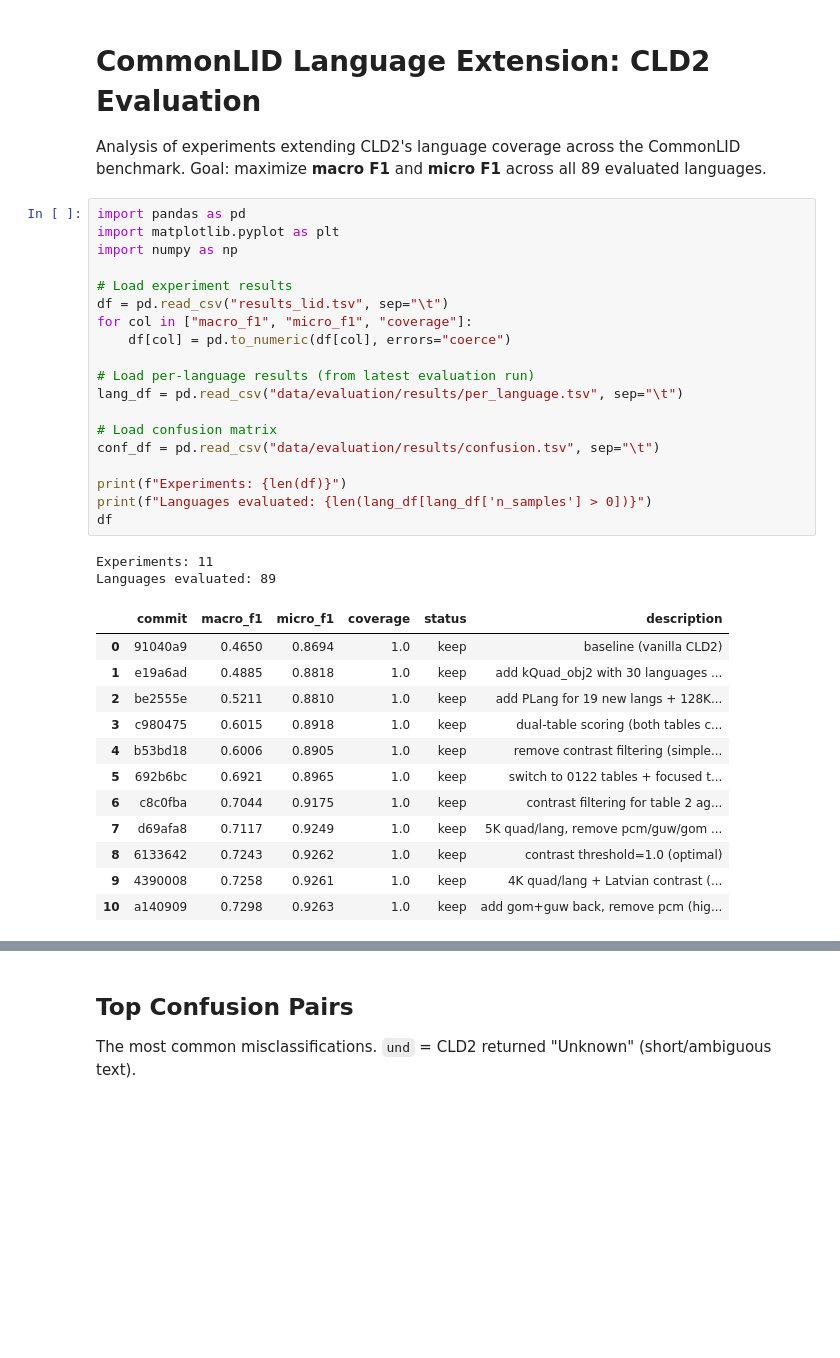
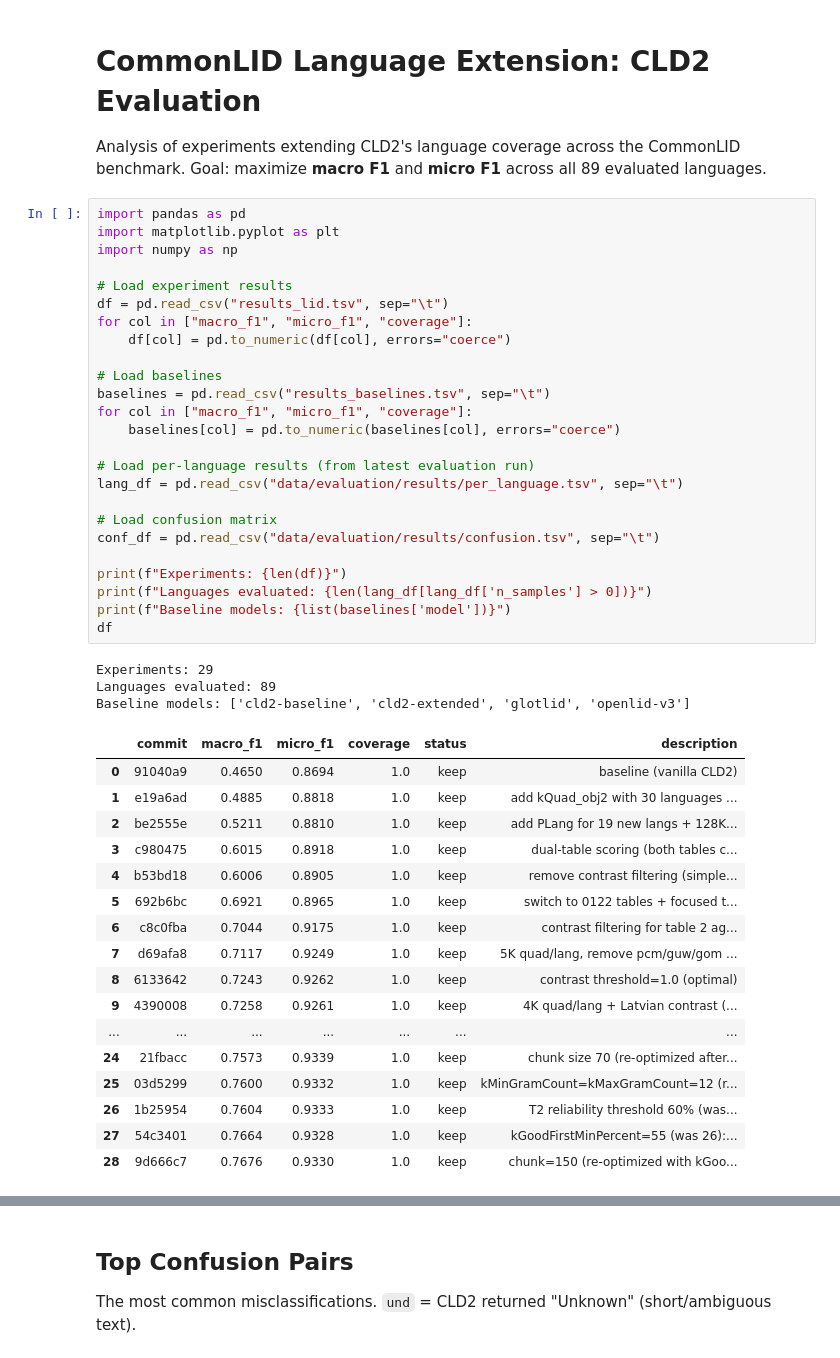
Before and after one commit to malteos/cld2, a Jupyter notebook: analysis_lid.ipynb, the cells around one changed output, grey strips where cells are left out. Drawn from its saved outputs; the diff is of its cells as text; blank space fills up the shorter version.

```diff
--- a/analysis_lid.ipynb
+++ b/analysis_lid.ipynb
@@ -8,35 +8,47 @@ import pandas as pd
 import matplotlib.pyplot as plt
 import numpy as np
 
 # Load experiment results
 df = pd.read_csv("results_lid.tsv", sep="\t")
 for col in ["macro_f1", "micro_f1", "coverage"]:
     df[col] = pd.to_numeric(df[col], errors="coerce")
 
+# Load baselines
+baselines = pd.read_csv("results_baselines.tsv", sep="\t")
+for col in ["macro_f1", "micro_f1", "coverage"]:
+    baselines[col] = pd.to_numeric(baselines[col], errors="coerce")
+
 # Load per-language results (from latest evaluation run)
 lang_df = pd.read_csv("data/evaluation/results/per_language.tsv", sep="\t")
 
 # Load confusion matrix
 conf_df = pd.read_csv("data/evaluation/results/confusion.tsv", sep="\t")
 
 print(f"Experiments: {len(df)}")
 print(f"Languages evaluated: {len(lang_df[lang_df['n_samples'] > 0])}")
+print(f"Baseline models: {list(baselines['model'])}")
 df
 # %% [output]
-Experiments: 11
+Experiments: 29
 Languages evaluated: 89
+Baseline models: ['cld2-baseline', 'cld2-extended', 'glotlid', 'openlid-v3']
 |  | commit | macro_f1 | micro_f1 | coverage | status | description |
 | 0 | 91040a9 | 0.4650 | 0.8694 | 1.0 | keep | baseline (vanilla CLD2) |
 | 1 | e19a6ad | 0.4885 | 0.8818 | 1.0 | keep | add kQuad_obj2 with 30 languages ... |
 | 2 | be2555e | 0.5211 | 0.8810 | 1.0 | keep | add PLang for 19 new langs + 128K... |
 | 3 | c980475 | 0.6015 | 0.8918 | 1.0 | keep | dual-table scoring (both tables c... |
 | 4 | b53bd18 | 0.6006 | 0.8905 | 1.0 | keep | remove contrast filtering (simple... |
 | 5 | 692b6bc | 0.6921 | 0.8965 | 1.0 | keep | switch to 0122 tables + focused t... |
 | 6 | c8c0fba | 0.7044 | 0.9175 | 1.0 | keep | contrast filtering for table 2 ag... |
 | 7 | d69afa8 | 0.7117 | 0.9249 | 1.0 | keep | 5K quad/lang, remove pcm/guw/gom ... |
 | 8 | 6133642 | 0.7243 | 0.9262 | 1.0 | keep | contrast threshold=1.0 (optimal) |
 | 9 | 4390008 | 0.7258 | 0.9261 | 1.0 | keep | 4K quad/lang + Latvian contrast (... |
-| 10 | a140909 | 0.7298 | 0.9263 | 1.0 | keep | add gom+guw back, remove pcm (hig... |
+| ... | ... | ... | ... | ... | ... | ... |
+| 24 | 21fbacc | 0.7573 | 0.9339 | 1.0 | keep | chunk size 70 (re-optimized after... |
+| 25 | 03d5299 | 0.7600 | 0.9332 | 1.0 | keep | kMinGramCount=kMaxGramCount=12 (r... |
+| 26 | 1b25954 | 0.7604 | 0.9333 | 1.0 | keep | T2 reliability threshold 60% (was... |
+| 27 | 54c3401 | 0.7664 | 0.9328 | 1.0 | keep | kGoodFirstMinPercent=55 (was 26):... |
+| 28 | 9d666c7 | 0.7676 | 0.9330 | 1.0 | keep | chunk=150 (re-optimized with kGoo... |
 # %% [markdown]
 ## Metrics Over Experiments
 
```
Also changed, not shown: parts of 8 cells of this notebook, 12 other files.
